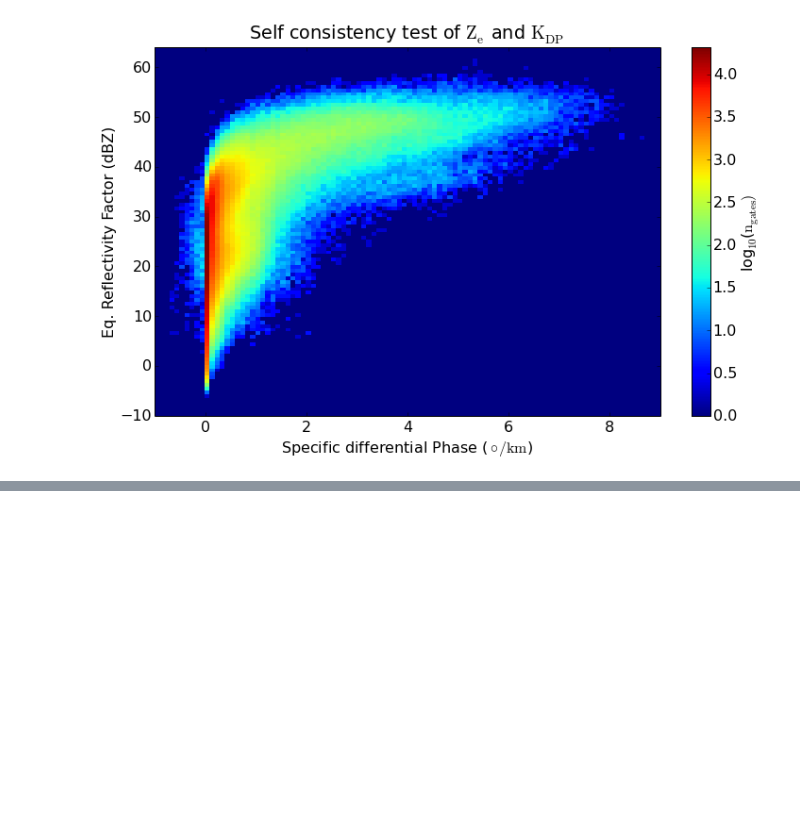
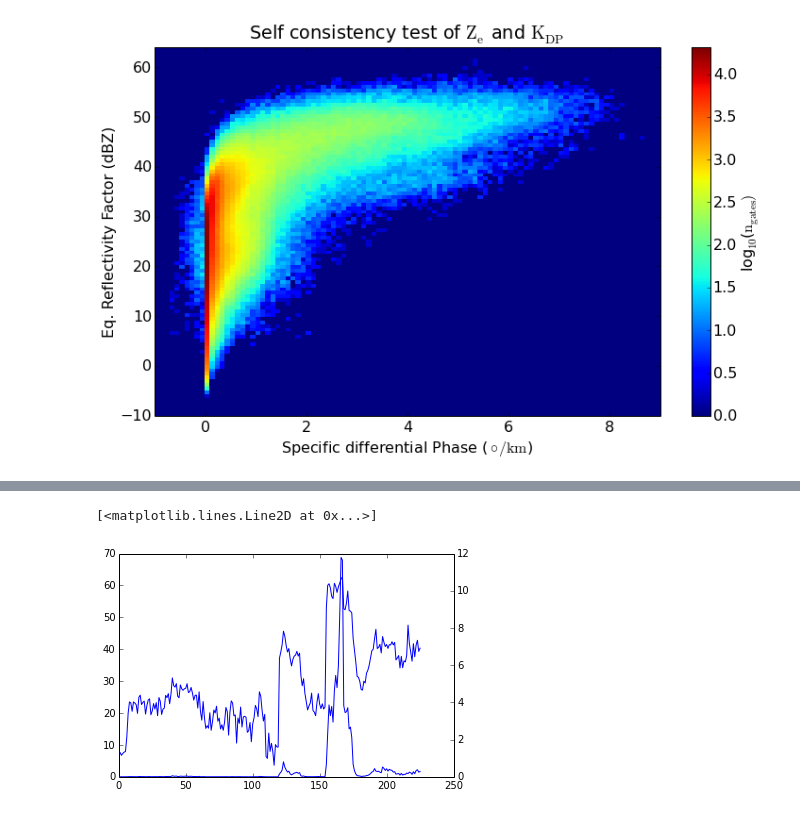
Before and after one commit to scollis/notebooks, a Jupyter notebook: C-SAPR Self Consistency test plus T-Matrix.ipynb, the cells around one changed output, grey strips where cells are left out. Saved outputs shown, nothing was run; the diff lists cells and outputs as text; code cells hidden in the pictures; blank space fills up the shorter version.

```diff
--- a/C-SAPR Self Consistency test plus T-Matrix.ipynb
+++ b/C-SAPR Self Consistency test plus T-Matrix.ipynb
@@ -183,0 +300,4 @@ title.set_y(1.01)
+# %%
+good_returns_p2=np.where(drop_density > 100.0)[0]
+n_dsds_p2=len(good_returns_p2)
+print('Getting ready to scatter off ',n_dsds_p2,' DSDs')
@@ -183,0 +320,7 @@ title.set_y(1.01)
+# %%
+plt.plot(10.0*np.log10(zp2))
+plt.twinx()
+plt.plot(kdpp2)
+# %% [output]
+[<matplotlib.lines.Line2D at 0x...>]
+[figure, added]
```
Also changed, not shown: parts of 23 cells of this notebook.
